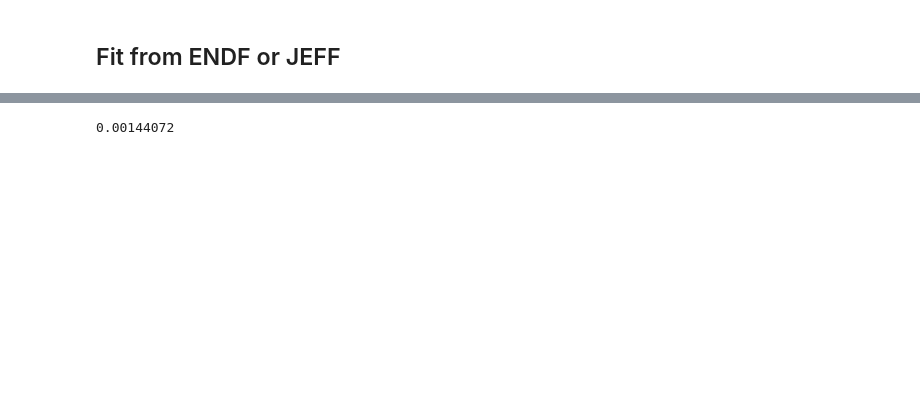
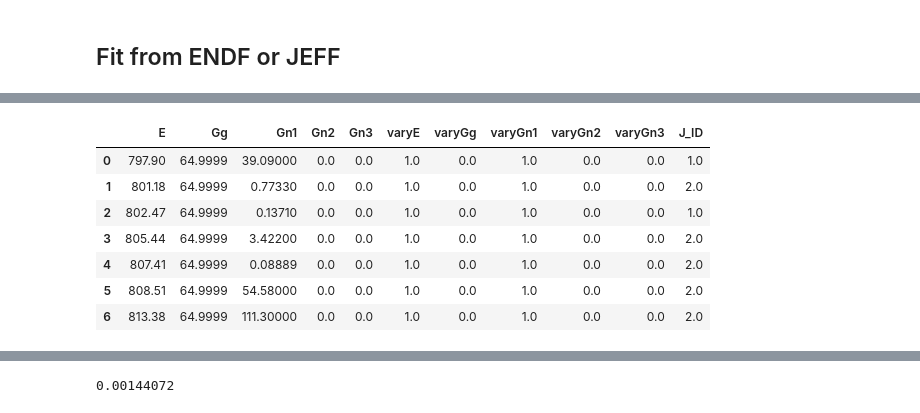
Before and after one commit to Naww137/ATARI, a Jupyter notebook: examples/Ta181_Analysis/AutoFitTa181.ipynb, the cells around one changed output, grey strips where cells are left out. Saved outputs shown, nothing was run; the diff lists cells and outputs as text; code cells hidden in the pictures; blank space fills up the shorter version.

```diff
--- a/examples/Ta181_Analysis/AutoFitTa181.ipynb
+++ b/examples/Ta181_Analysis/AutoFitTa181.ipynb
@@ -404,6 +405,18 @@ jeff_parameters = sammy_functions.get_endf_parameters(jeff_file, matnum, sammyRT
 
 jeff_parameters = jeff_parameters[(jeff_parameters.E<np.max(energy_range_all)) & (jeff_parameters.E>np.min(energy_range_all))]
 jeff_parameters["varyGn1"] = np.ones(len(jeff_parameters))
-jeff_parameters["varyGg"] = np.ones(len(jeff_parameters))*1
+jeff_parameters["varyGg"] = np.ones(len(jeff_parameters))*0
 jeff_parameters["varyE"] = np.ones(len(jeff_parameters))
-jeff_parameters
+
+#jendl==Jeff
+# jendl_file = "/Users/noahwalton/research_local/data/jendl5-n/n_073-Ta-181.dat"
+# jendl_parameters = sammy_functions.get_endf_parameters(jendl_file, 7328, sammyRTO)
+# jendl_parameters = jendl_parameters[(jendl_parameters.E<np.max(energy_range_all)) & (jendl_parameters.E>np.min(energy_range_all))]
+
+
+tendl_file = "/Users/noahwalton/research_local/data/tendl/ta181"
+tendl_parameters = sammy_functions.get_endf_parameters(tendl_file, 7328, sammyRTO)
+tendl_parameters = tendl_parameters[(tendl_parameters.E<np.max(energy_range_all)) & (tendl_parameters.E>np.min(energy_range_all))]
+tendl_parameters["varyGn1"] = np.ones(len(tendl_parameters))
+tendl_parameters["varyGg"] = np.ones(len(tendl_parameters))*0
+tendl_parameters["varyE"] = np.ones(len(tendl_parameters))
@@ -489,7 +450,7 @@ Ta_pair.add_spin_group(Jpi='4.0',
 
 rto = sammy_classes.SammyRunTimeOptions('/Users/noahwalton/gitlab/sammy/sammy/build/bin/sammy',
                              {"Print"   :   True,
-                              "bayes"   :   False,
+                              "bayes"   :   True,
                               "keep_runDIR"     : True,
                               "sammy_runDIR": "sammy_runDIR_1"
                               })
@@ -503,7 +464,7 @@ sammyINPyw = sammy_classes.SammyInputDataYW(
     experiments = experiments,
     experimental_covariance= covariance_data,
 
-    max_steps = 10,
+    max_steps = 25,
     iterations = 3,
     step_threshold = 0.01,
     autoelim_threshold = None,
@@ -512,6 +473,7 @@ sammyINPyw = sammy_classes.SammyInputDataYW(
     LevMar = True,
     LevMarV = 2,
     LevMarVd= 5,
+    maxF= 1.5,
     initial_parameter_uncertainty = 0.01
     )
 # %%
@@ -528,0 +505,11 @@ sammyOUT = sammy_functions.run_sammy_YW(sammyINPyw, rto)
+# %%
+sammyOUT_JEFF.par
+# %% [output]
+|  | E | Gg | Gn1 | Gn2 | Gn3 | varyE | varyGg | varyGn1 | varyGn2 | varyGn3 | J_ID |
+| 0 | 797.90 | 64.9999 | 39.09000 | 0.0 | 0.0 | 1.0 | 0.0 | 1.0 | 0.0 | 0.0 | 1.0 |
+| 1 | 801.18 | 64.9999 | 0.77330 | 0.0 | 0.0 | 1.0 | 0.0 | 1.0 | 0.0 | 0.0 | 2.0 |
+| 2 | 802.47 | 64.9999 | 0.13710 | 0.0 | 0.0 | 1.0 | 0.0 | 1.0 | 0.0 | 0.0 | 1.0 |
+| 3 | 805.44 | 64.9999 | 3.42200 | 0.0 | 0.0 | 1.0 | 0.0 | 1.0 | 0.0 | 0.0 | 2.0 |
+| 4 | 807.41 | 64.9999 | 0.08889 | 0.0 | 0.0 | 1.0 | 0.0 | 1.0 | 0.0 | 0.0 | 2.0 |
+| 5 | 808.51 | 64.9999 | 54.58000 | 0.0 | 0.0 | 1.0 | 0.0 | 1.0 | 0.0 | 0.0 | 2.0 |
+| 6 | 813.38 | 64.9999 | 111.30000 | 0.0 | 0.0 | 1.0 | 0.0 | 1.0 | 0.0 | 0.0 | 2.0 |
```
Also changed, not shown: parts of 26 cells of this notebook, 5 other files.
